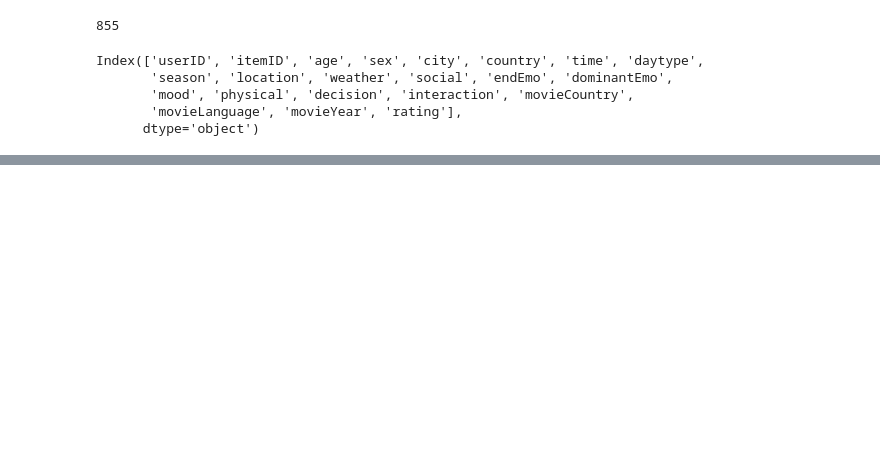
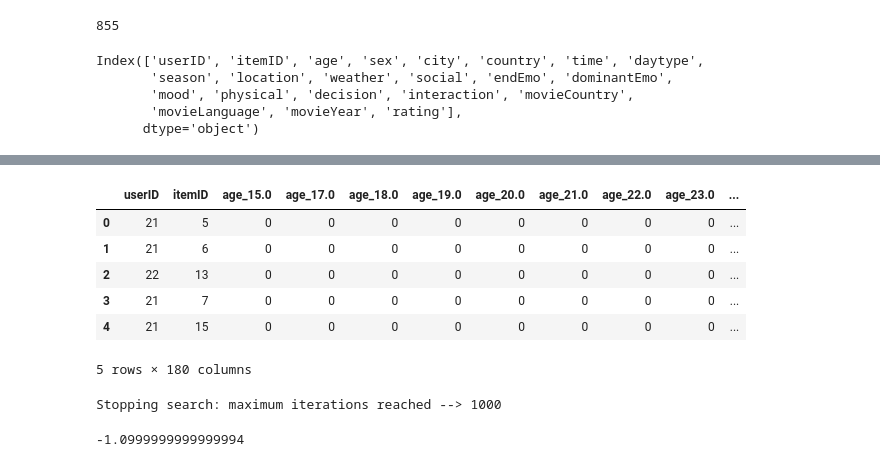
Before and after one commit to iamnewneo/Context-Aware-Recommender-System, a Jupyter notebook: DCW.ipynb, the cells around one changed output, grey strips where cells are left out. Drawn from its saved outputs; the diff is of its cells as text; code cells hidden in the pictures; blank space fills up the shorter version.

```diff
--- a/DCW.ipynb
+++ b/DCW.ipynb
@@ -326,0 +318,10 @@ df_new.drop(['age', 'sex', 'city', 'country', 'time', 'daytype',
+# %%
+df_new.head()
+# %% [output]
+|  | userID | itemID | age_15.0 | age_17.0 | age_18.0 | age_19.0 | age_20.0 | age_21.0 | age_22.0 | age_23.0 | ... |
+| 0 | 21 | 5 | 0 | 0 | 0 | 0 | 0 | 0 | 0 | 0 | ... |
+| 1 | 21 | 6 | 0 | 0 | 0 | 0 | 0 | 0 | 0 | 0 | ... |
+| 2 | 22 | 13 | 0 | 0 | 0 | 0 | 0 | 0 | 0 | 0 | ... |
+| 3 | 21 | 7 | 0 | 0 | 0 | 0 | 0 | 0 | 0 | 0 | ... |
+| 4 | 21 | 15 | 0 | 0 | 0 | 0 | 0 | 0 | 0 | 0 | ... |
+5 rows × 180 columns
@@ -326,0 +332,20 @@ df_new.drop(['age', 'sex', 'city', 'country', 'time', 'daytype',
+# %%
+user_context = df_new.iloc[0][2:-1].tolist()
+user_rating = 3
+def banana(x):
+    equation = 0
+    for weight, context in zip(x, user_context):
+        equation += weight * context
+    #equation = (user_rating**2 - equation**2)/user_rating**2
+    return equation - user_rating
+
+# def con(x):
+#     sum_of_weights = sum(x)
+#     return [sum_of_weights - 20]
+
+lb = [0.1]*178
+ub = [1]*178
+
+xopt, fopt = pso(banana,lb, ub,swarmsize=300,maxiter=1000)
+# %% [output]
+Stopping search: maximum iterations reached --> 1000
@@ -326,0 +354,4 @@ df_new.drop(['age', 'sex', 'city', 'country', 'time', 'daytype',
+# %%
+fopt
+# %% [output]
+-1.0999999999999994
```
Also changed, not shown: parts of 19 cells of this notebook.
